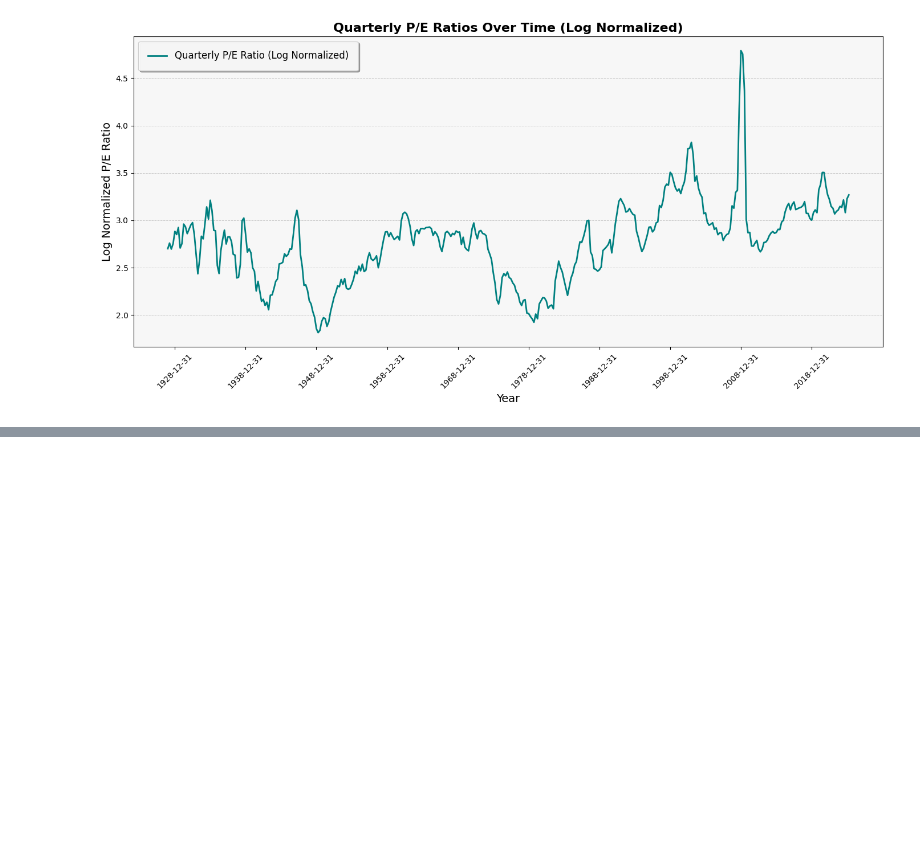
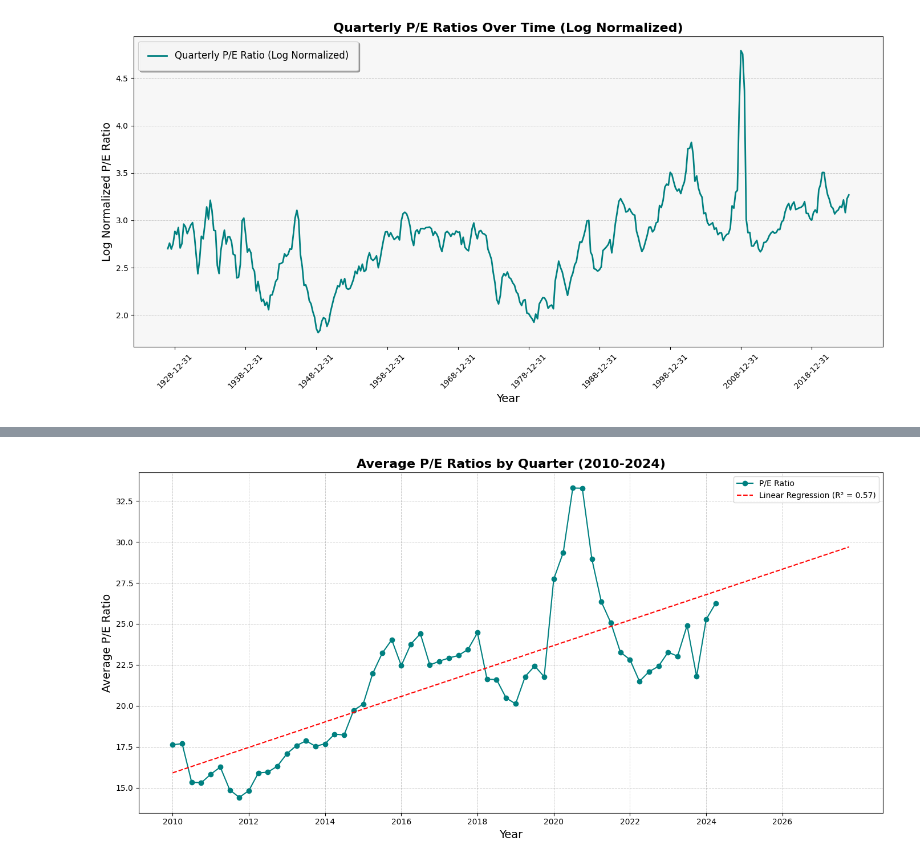
Before and after one commit to blakeziegler/AssetAllocationProj, a Jupyter notebook: Python/multiples/multiples.ipynb, the cells around one changed output, grey strips where cells are left out. Cells and saved outputs as stored; diff of their text form; code cells hidden in the pictures; blank space fills up the shorter version.

```diff
--- a/Python/multiples/multiples.ipynb
+++ b/Python/multiples/multiples.ipynb
@@ -197,0 +368,89 @@ Average P/E Ratios:
+# %%
+import pandas as pd
+import matplotlib.pyplot as plt
+from sklearn.linear_model import LinearRegression
+from sklearn.metrics import r2_score
+import numpy as np
+
+# Load the data
+pe_quarterly = pd.read_csv("pe_ratio_clean_total.csv")
+
+# Convert 'Date' column to datetime if not already done
+pe_quarterly['Date'] = pd.to_datetime(pe_quarterly['Date'], format='%Y-%m-%d')
+
+# Filter the data for the specified range (2010-2024)
+start_year = 2010
+end_year = 2024
+filtered_data = pe_quarterly[(pe_quarterly['Date'].dt.year >= start_year) &
+                             (pe_quarterly['Date'].dt.year <= end_year)].copy()
+
+# Define a function to categorize into quarters
+def categorize_quarter(date):
+    year = date.year
+    quarter = (date.month - 1) // 3 + 1
+    return f"{year}-Q{quarter}"
+
+# Apply the function to create a new column for quarters
+filtered_data['quarter'] = filtered_data['Date'].apply(categorize_quarter)
+
+# Calculate the average for each quarter
+averages_quarter = filtered_data.groupby('quarter')['value'].mean().reset_index()
+
+# Convert the 'quarter' to a suitable format for plotting
+averages_quarter['year_quarter'] = averages_quarter['quarter'].apply(lambda x: int(x.split('-')[0]) + (int(x.split('-')[1][1]) - 1) / 4)
+
+# Linear Regression
+X = averages_quarter['year_quarter'].values.reshape(-1, 1)
+y = averages_quarter['value'].values
+model = LinearRegression().fit(X, y)
+y_pred = model.predict(X)
+
+# Calculate R-squared
+r_squared = r2_score(y, y_pred)
+
+# Extend the dataset with future quarters (10 years into the future, 40 quarters)
+future_quarters = list(range(2025, 2028))
+future_quarters = [f"{year}-Q{quarter}" for year in future_quarters for quarter in range(1, 5)]
+future_year_quarters = np.array([int(fq.split('-')[0]) + (int(fq.split('-')[1][1]) - 1) / 4 for fq in future_quarters]).reshape(-1, 1)
+future_y_pred = model.predict(future_year_quarters)
+
+# Combine current and future data for plotting
+all_year_quarters = np.concatenate([X.flatten(), future_year_quarters.flatten()])
+all_predictions = np.concatenate([y_pred, future_y_pred])
+
+# Plot the quarterly averages
+plt.figure(figsize=(14, 7))
+plt.plot(averages_quarter['year_quarter'], averages_quarter['value'], marker='o', linestyle='-', color='teal', label='P/E Ratio')
+
+# Add labels and title
+plt.title('Average P/E Ratios by Quarter (2010-2024)', fontsize=16, fontweight='bold')
+plt.xlabel('Year', fontsize=14)
+plt.ylabel('Average P/E Ratio', fontsize=14)
+
+# Enhance gridlines
+plt.grid(True, linestyle='--', linewidth=0.7, alpha=0.7)
+
+# Plot the combined regression line
+plt.plot(all_year_quarters, all_predictions, color='red', linestyle='--', label=f'Linear Regression (R² = {r_squared:.2f})')
+
+# Set x-axis ticks every 2 years
+plt.xticks(np.arange(start_year, 2028, 2))
+
+# Add legend
+plt.legend()
+
+# Show the plot
+plt.tight_layout()
+plt.show()
+
+# Print the regression coefficients
+print("Linear Regression Coefficients:")
+print(f"Slope: {model.coef_[0]:.2f}")
+print(f"R²: {r_squared:.2f}")
+
+# Print the forecasted P/E ratios
+forecasted_pe_ratios = pd.DataFrame({'Year_Quarter': future_quarters, 'Forecasted P/E Ratio': future_y_pred})
+print("\nForecasted P/E Ratios (2025-2034):")
+print(forecasted_pe_ratios)
+# %% [output]
+[figure, added]
```
Also changed, not shown: parts of 5 cells of this notebook, 1 other file.
